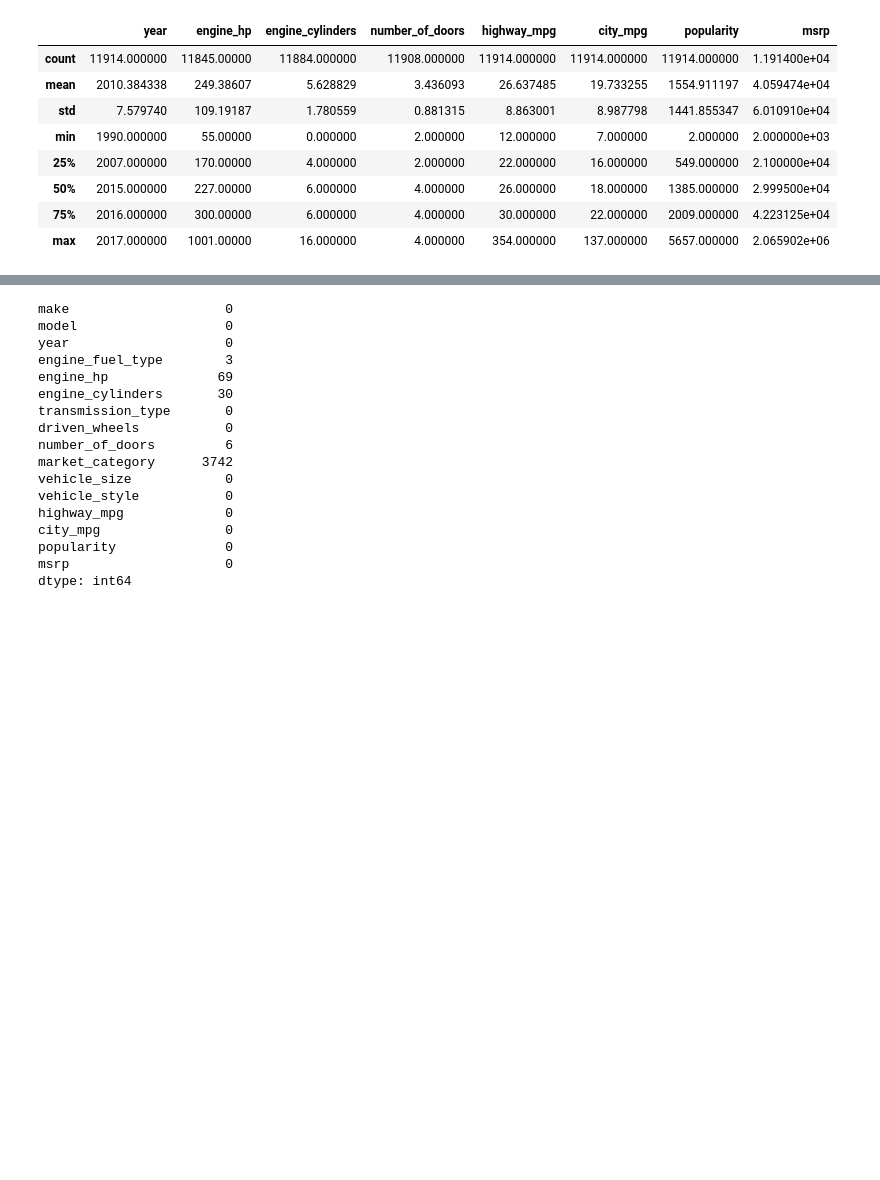
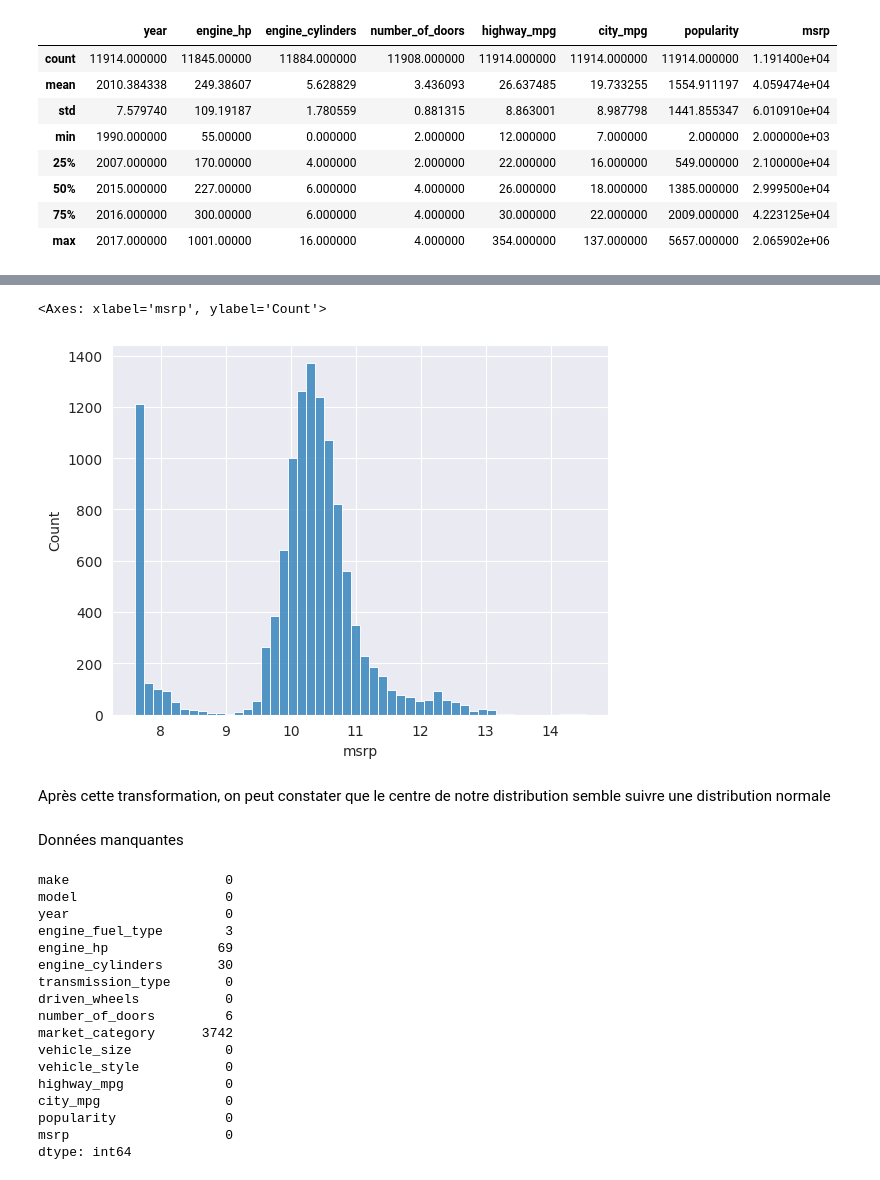
Before and after one commit to chanwinharold/ML_Zoomcamp, a Jupyter notebook: 02_car_price_prediction/notebook.ipynb, the cells around one changed output, grey strips where cells are left out. Cells and saved outputs as stored; diff of their text form; code cells hidden in the pictures; blank space fills up the shorter version.

```diff
--- a/02_car_price_prediction/notebook.ipynb
+++ b/02_car_price_prediction/notebook.ipynb
@@ -111,3 +127,14 @@ df.describe()
+# %%
+prices_logs = np.log1p(df["msrp"])
+# %%
+sns.histplot(prices_logs, bins=50)
+# %% [output]
+<Axes: xlabel='msrp', ylabel='Count'>
+[figure, added]
+# %% [markdown]
+Après cette transformation, on peut constater que le centre de notre distribution semble suivre une distribution normale
+# %% [markdown]
+Données manquantes
 # %%
 df.isnull().sum()
 # %% [output]
```
Also changed, not shown: parts of 18 cells of this notebook, 1 other file.
